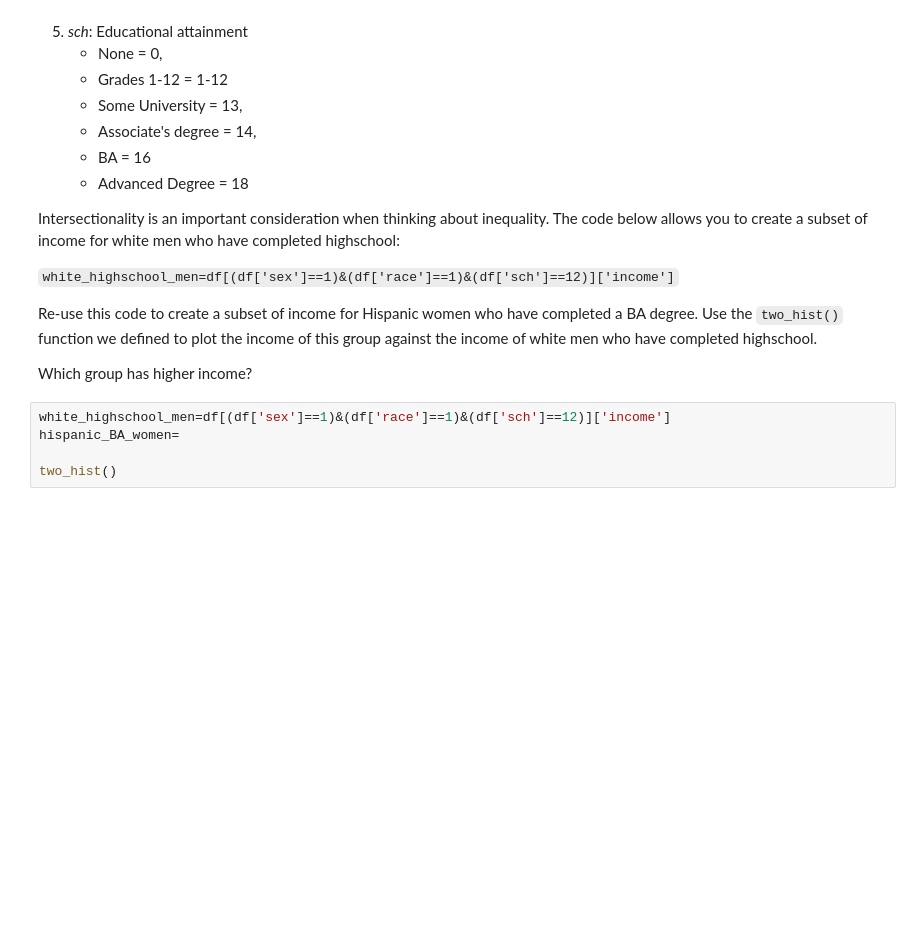
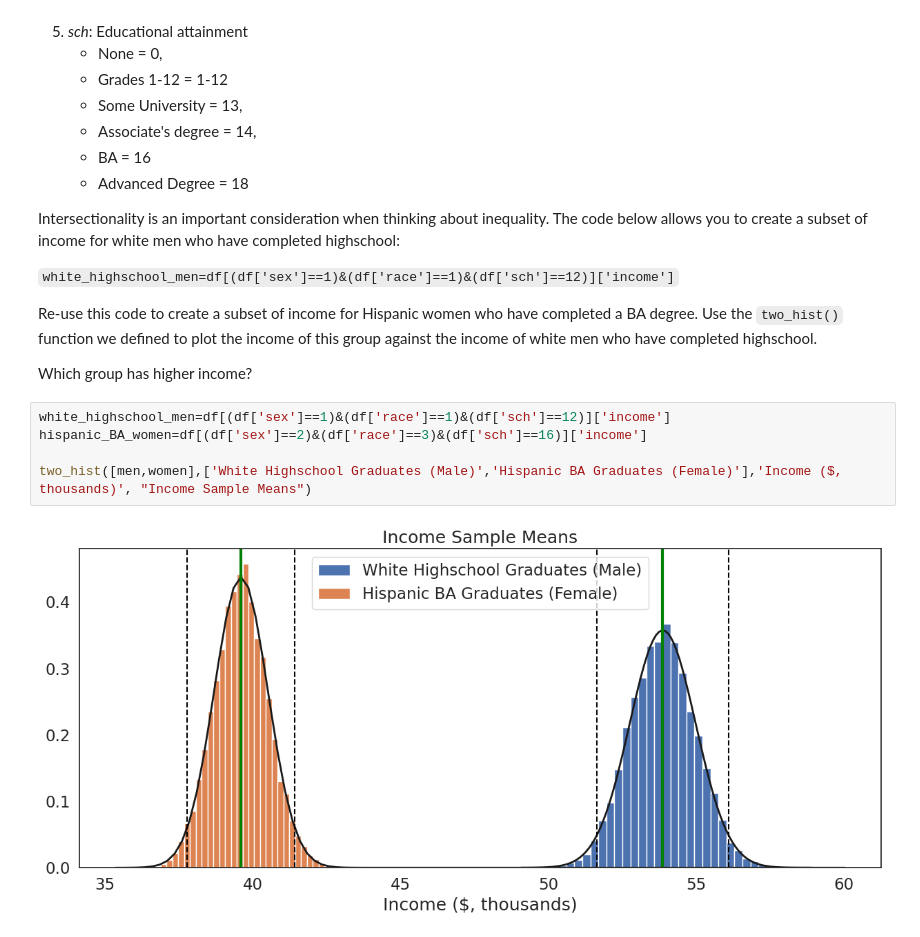
Before and after one commit to nyreemarsh/QM2, a Jupyter notebook: notebooks/W05. Distributions and Basic Statistics.ipynb, the cells around one changed output. Drawn from its saved outputs; the diff is of its cells as text; blank space fills up the shorter version.

```diff
--- a/notebooks/W05. Distributions and Basic Statistics.ipynb
+++ b/notebooks/W05. Distributions and Basic Statistics.ipynb
@@ -683,6 +705,8 @@ Re-use this code to create a subset of income for Hispanic women who have comple
 Which group has higher income?
 # %%
 white_highschool_men=df[(df['sex']==1)&(df['race']==1)&(df['sch']==12)]['income']
-hispanic_BA_women=
+hispanic_BA_women=df[(df['sex']==2)&(df['race']==3)&(df['sch']==16)]['income']
 
-two_hist()
+two_hist([men,women],['White Highschool Graduates (Male)','Hispanic BA Graduates (Female)'],'Income ($, thousands)', "Income Sample Means")
+# %% [output]
+[figure, added]
```
Also changed, not shown: parts of 5 cells of this notebook.
